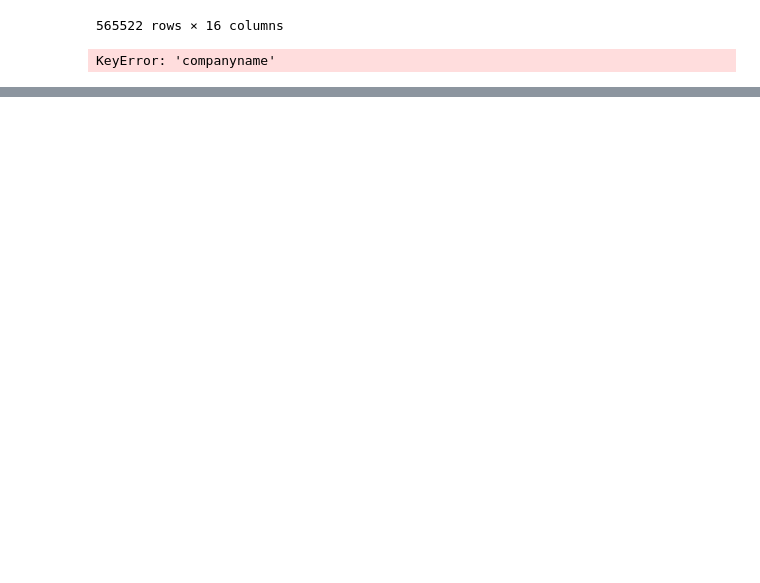
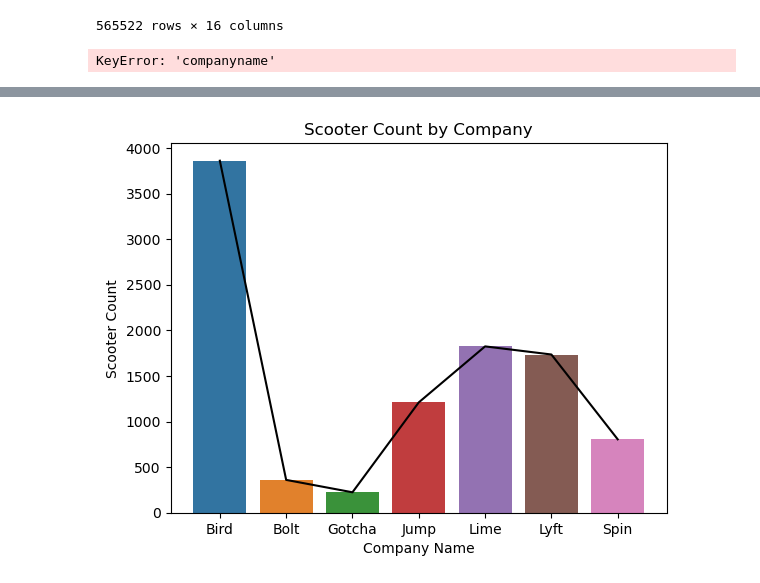
Before and after one commit to NSS-Data-Analytics-Cohort-10/scooters-group-1, a Jupyter notebook: Notebooks/Scooter.ipynb, the cells around one changed output, grey strips where cells are left out. Saved outputs shown, nothing was run; the diff lists cells and outputs as text; code cells hidden in the pictures; blank space fills up the shorter version.

```diff
--- a/Notebooks/Scooter.ipynb
+++ b/Notebooks/Scooter.ipynb
@@ -149,0 +192,12 @@ people
+# %%
+#Did the number for each company change over time?
+import seaborn as sns
+import matplotlib.pyplot as plt
+sns.barplot(data=people, x='companyname', y='scooter_count')
+sns.lineplot(data=people, x='companyname', y='scooter_count', color='black')
+plt.xlabel('Company Name')
+plt.ylabel('Scooter Count')
+plt.title('Scooter Count by Company')
+plt.show()
+# %% [output]
+[figure, added]
```
Also changed, not shown: parts of 9 cells of this notebook.
